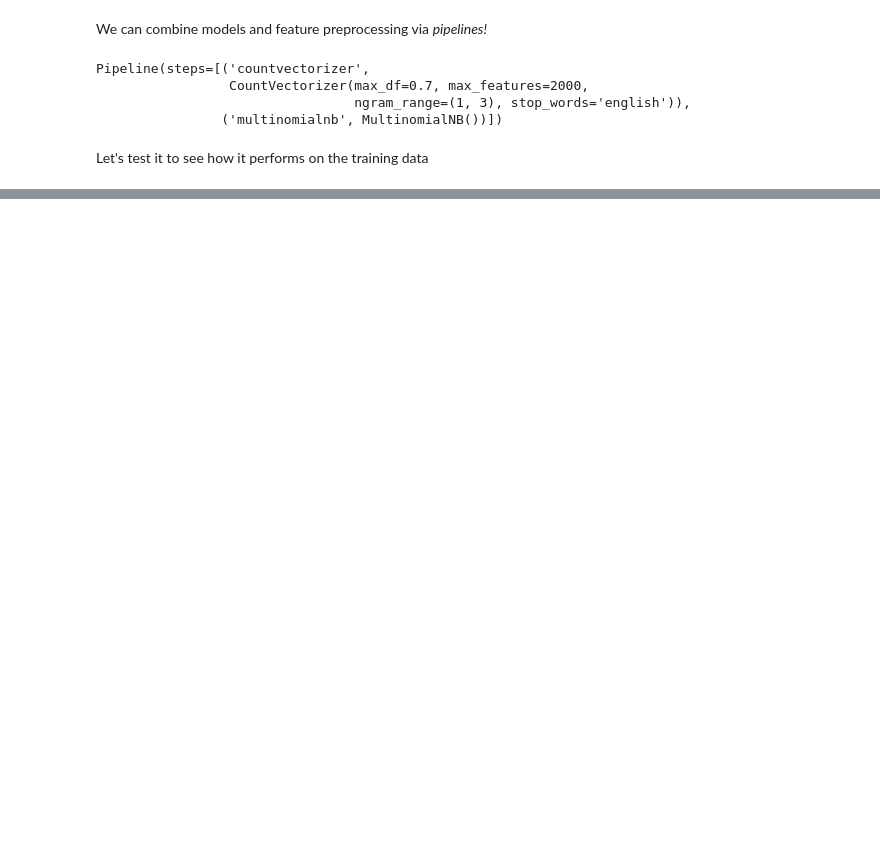
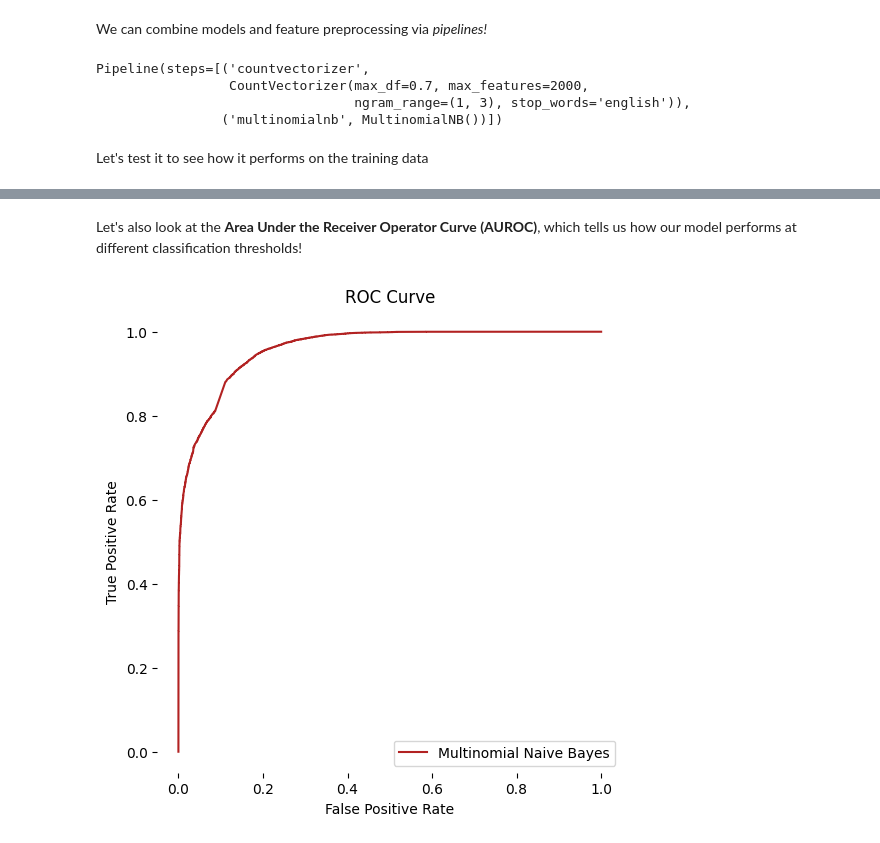
Before and after one commit to AlejandroCiuba/PyLing, a Jupyter notebook: classifiers.ipynb, the cells around one changed output, grey strips where cells are left out. Cells and saved outputs as stored; diff of their text form; code cells hidden in the pictures; blank space fills up the shorter version.

```diff
--- a/classifiers.ipynb
+++ b/classifiers.ipynb
@@ -90,3 +145,16 @@ if ALEJANDRO:
+# %%
+def plot_roc_curve(y_test, probs, label=""):
+    # https://medium.com/@shuv.sdr/na%C3%AFve-bayes-classification-in-python-f869c2e0dbf1
+    # Plot AUC/ROC curve
+    fpr, tpr, thresholds = roc_curve(y_test, probs)
+
+    fig, ax = plt.subplots(figsize=(6,6))
+    ax.plot(fpr, tpr, label=label, color = 'firebrick')
+    ax.set_title('ROC Curve')
+    ax.set_xlabel('False Positive Rate')
+    ax.set_ylabel('True Positive Rate')
+    plt.box(False)
+    ax.legend()
 # %% [markdown]
 ***
 ## Simple Knowledge Base
@@ -275,0 +350,6 @@ F1 Score: 0.8667
+# %% [markdown]
+Let's also look at the **Area Under the Receiver Operator Curve (AUROC)**, which tells us how our model performs at different classification thresholds!
+# %%
+plot_roc_curve(y_test, prob_preds[:, 1], label="Multinomial Naive Bayes")
+# %% [output]
+[figure, added]
```
Also changed, not shown: parts of 62 cells of this notebook, 1 other file.
